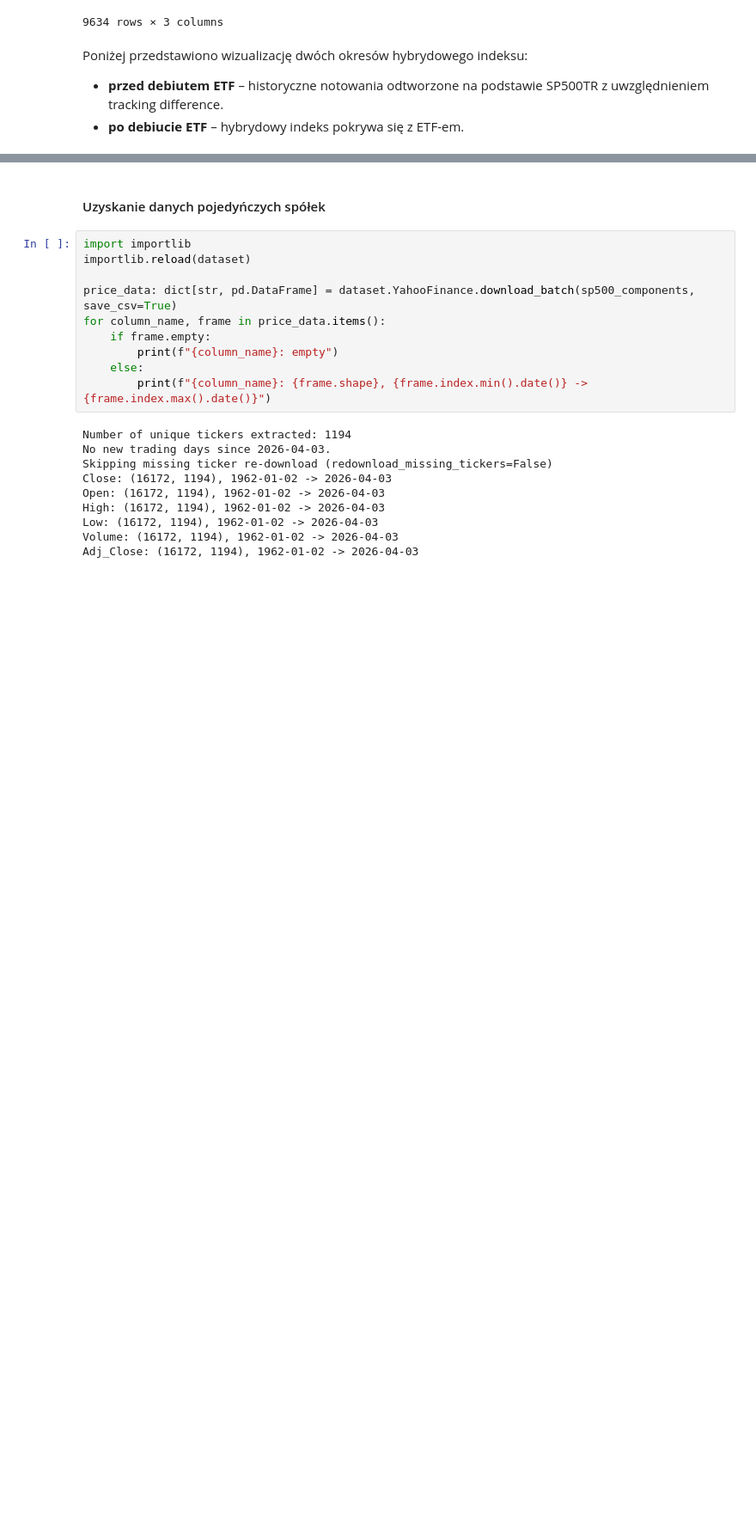
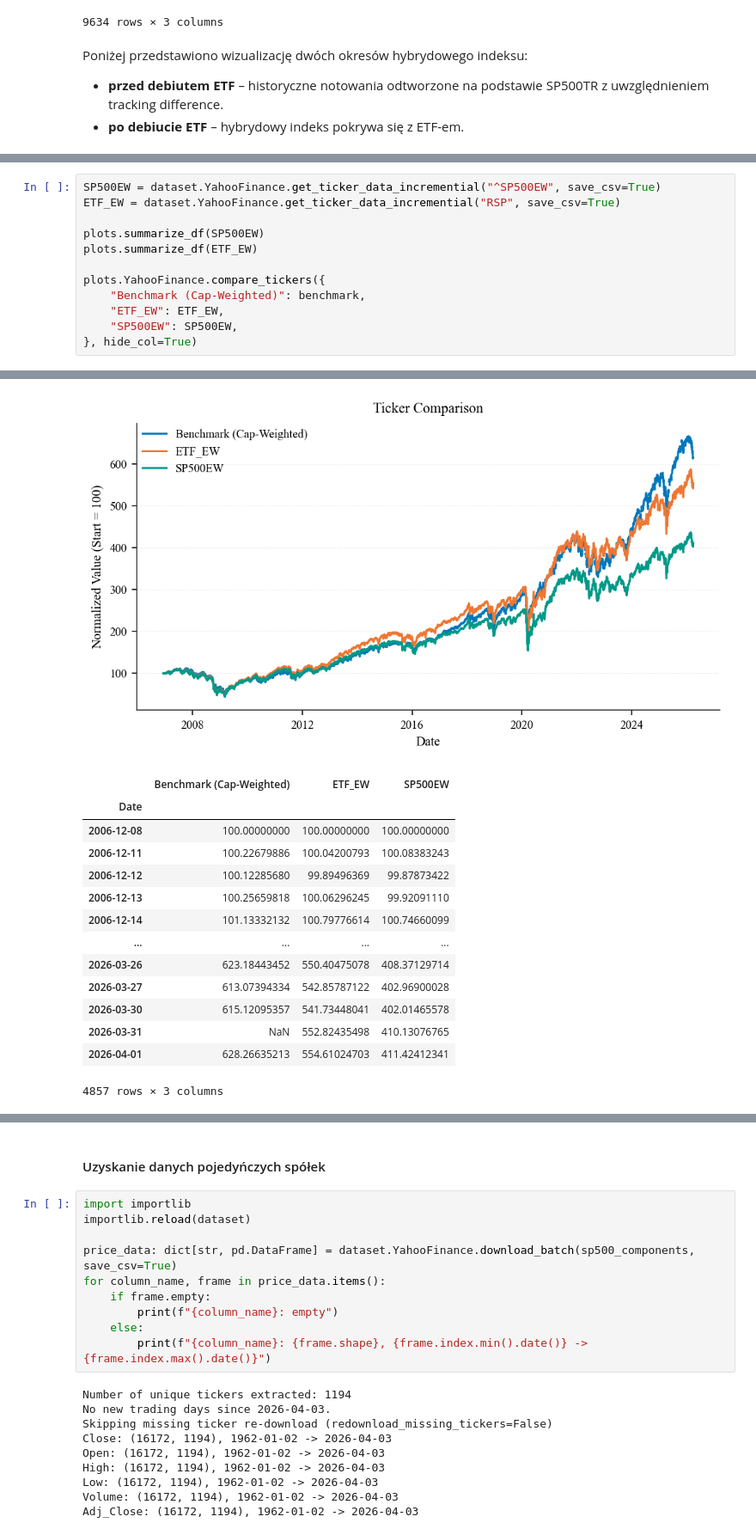
Before and after one commit to MichaelL200/data-driven-stock-portfolio-selection, a Jupyter notebook: notebooks/main.ipynb, the cells around one changed output, grey strips where cells are left out. Shown at 86% size. Cells and saved outputs as stored; diff of their text form; blank space fills up the shorter version.

```diff
--- a/notebooks/main.ipynb
+++ b/notebooks/main.ipynb
@@ -635,0 +645,13 @@ plots.YahooFinance.compare_tickers({
+# %%
+SP500EW = dataset.YahooFinance.get_ticker_data_incremential("^SP500EW", save_csv=True)
+ETF_EW = dataset.YahooFinance.get_ticker_data_incremential("RSP", save_csv=True)
+
+plots.summarize_df(SP500EW)
+plots.summarize_df(ETF_EW)
+
+plots.YahooFinance.compare_tickers({
+    "Benchmark (Cap-Weighted)": benchmark,
+    "ETF_EW": ETF_EW,
+    "SP500EW": SP500EW,
+}, hide_col=True)
+# %% [output]
@@ -635,0 +711,15 @@ plots.YahooFinance.compare_tickers({
+[figure, added]
+|  | Benchmark (Cap-Weighted) | ETF_EW | SP500EW |
+| Date |  |  |  |
+| 2006-12-08 | 100.00000000 | 100.00000000 | 100.00000000 |
+| 2006-12-11 | 100.22679886 | 100.04200793 | 100.08383243 |
+| 2006-12-12 | 100.12285680 | 99.89496369 | 99.87873422 |
+| 2006-12-13 | 100.25659818 | 100.06296245 | 99.92091110 |
+| 2006-12-14 | 101.13332132 | 100.79776614 | 100.74660099 |
+| ... | ... | ... | ... |
+| 2026-03-26 | 623.18443452 | 550.40475078 | 408.37129714 |
+| 2026-03-27 | 613.07394334 | 542.85787122 | 402.96900028 |
+| 2026-03-30 | 615.12095357 | 541.73448041 | 402.01465578 |
+| 2026-03-31 | NaN | 552.82435498 | 410.13076765 |
+| 2026-04-01 | 628.26635213 | 554.61024703 | 411.42412341 |
+4857 rows × 3 columns
```
Also changed, not shown: parts of 8 cells of this notebook.
